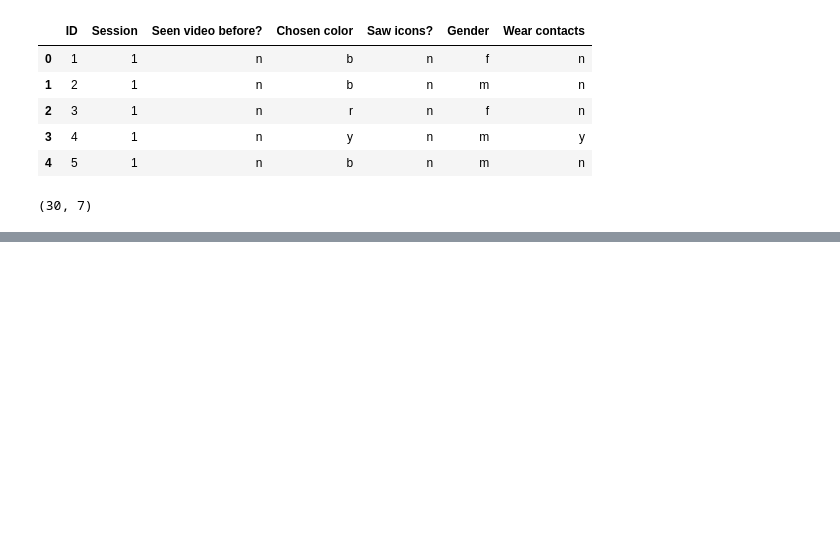
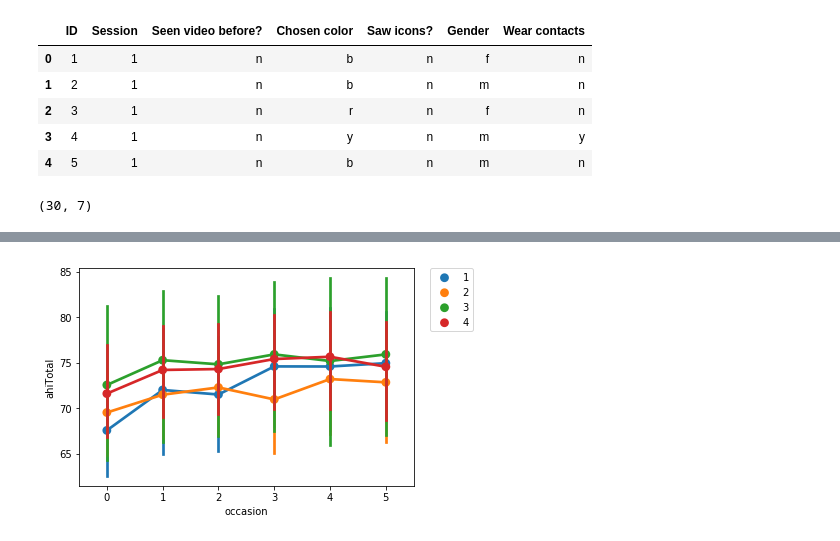
Before and after one commit to VincentG123/ThinkfulBootcamp, a Jupyter notebook: Data Shopping.ipynb, the cells around one changed output, grey strips where cells are left out. Cells and saved outputs as stored; diff of their text form; code cells hidden in the pictures; blank space fills up the shorter version.

```diff
--- a/Data Shopping.ipynb
+++ b/Data Shopping.ipynb
@@ -194,0 +298,11 @@ subject_data.shape
+# %%
+# Looking for overall patterns
+sns.axes_style("white")
+sns.pointplot(x="occasion"
+            ,y="ahiTotal"
+            ,hue='intervention'
+            ,data=total_participation)
+plt.legend(bbox_to_anchor=(1.05, 1), loc=2, borderaxespad=0.)
+plt.show()
+# %% [output]
+[figure, added]
```
Also changed, not shown: parts of 17 cells of this notebook, 2 other files.
